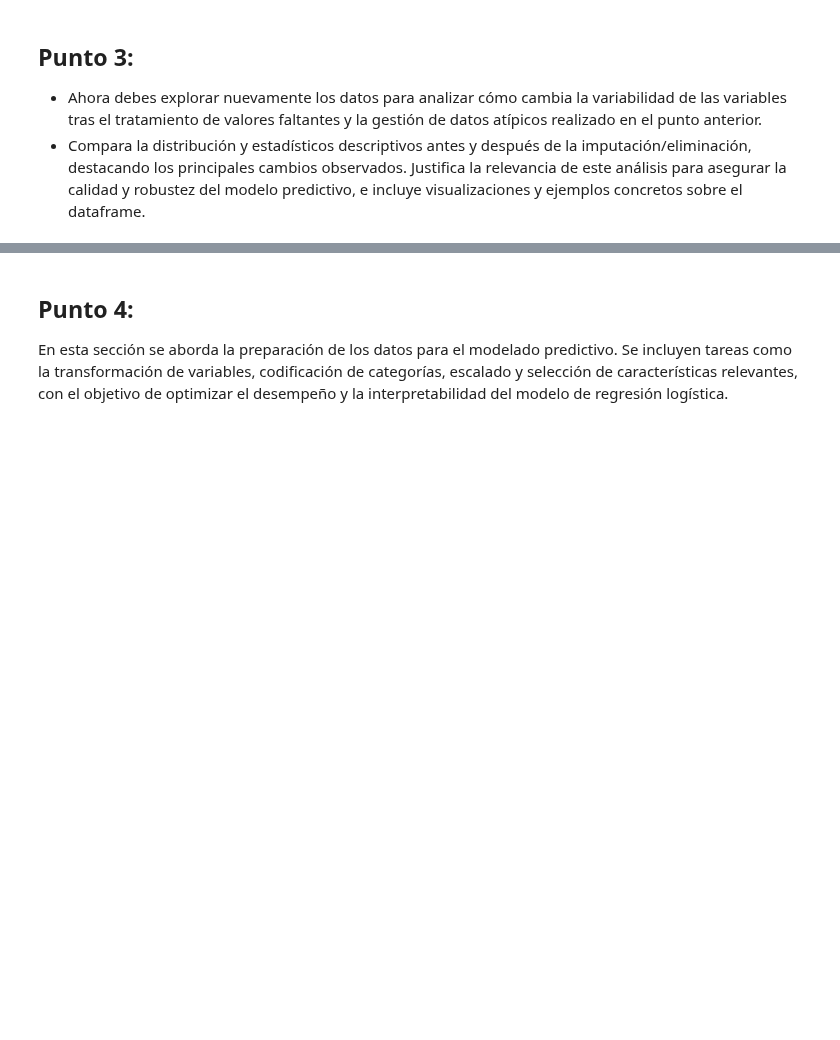
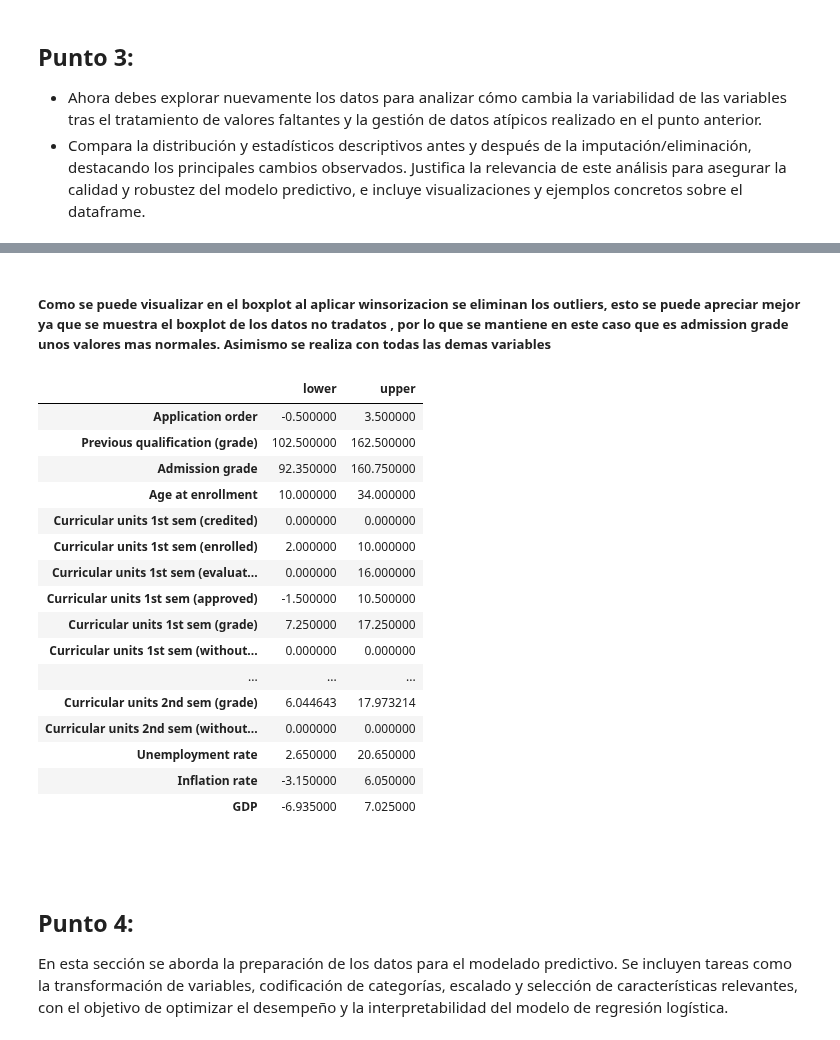
Before and after one commit to LeMarsito02/parcial1analitica, a Jupyter notebook: 01_Parcial_Desercion_(SantiagoPena_SofiaDaza).ipynb, the cells around one changed output, grey strips where cells are left out. Saved outputs shown, nothing was run; the diff lists cells and outputs as text; code cells hidden in the pictures; blank space fills up the shorter version.

```diff
--- a/01_Parcial_Desercion_(SantiagoPena_SofiaDaza).ipynb
+++ b/01_Parcial_Desercion_(SantiagoPena_SofiaDaza).ipynb
@@ -674,3 +711,28 @@ for col in numeric_cols:
+# %% [markdown]
+##### Como se puede visualizar en el boxplot al aplicar winsorizacion se eliminan los outliers, esto se puede apreciar mejor ya que se muestra el boxplot de los datos no tradatos , por lo que se mantiene en este caso que es admission grade unos valores mas normales. Asimismo se realiza con todas las demas variables
+# %%
+bounds_df = pd.DataFrame(bounds, index=["lower","upper"]).T
+bounds_df
+# %% [output]
+|  | lower | upper |
+| Application order | -0.500000 | 3.500000 |
+| Previous qualification (grade) | 102.500000 | 162.500000 |
+| Admission grade | 92.350000 | 160.750000 |
+| Age at enrollment | 10.000000 | 34.000000 |
+| Curricular units 1st sem (credited) | 0.000000 | 0.000000 |
+| Curricular units 1st sem (enrolled) | 2.000000 | 10.000000 |
+| Curricular units 1st sem (evaluat... | 0.000000 | 16.000000 |
+| Curricular units 1st sem (approved) | -1.500000 | 10.500000 |
+| Curricular units 1st sem (grade) | 7.250000 | 17.250000 |
+| Curricular units 1st sem (without... | 0.000000 | 0.000000 |
+| ... | ... | ... |
+| Curricular units 2nd sem (grade) | 6.044643 | 17.973214 |
+| Curricular units 2nd sem (without... | 0.000000 | 0.000000 |
+| Unemployment rate | 2.650000 | 20.650000 |
+| Inflation rate | -3.150000 | 6.050000 |
+| GDP | -6.935000 | 7.025000 |
+# %% [markdown]
+###
 # %% [markdown]
 ## Punto 4:
 
```
Also changed, not shown: parts of 15 cells of this notebook.
